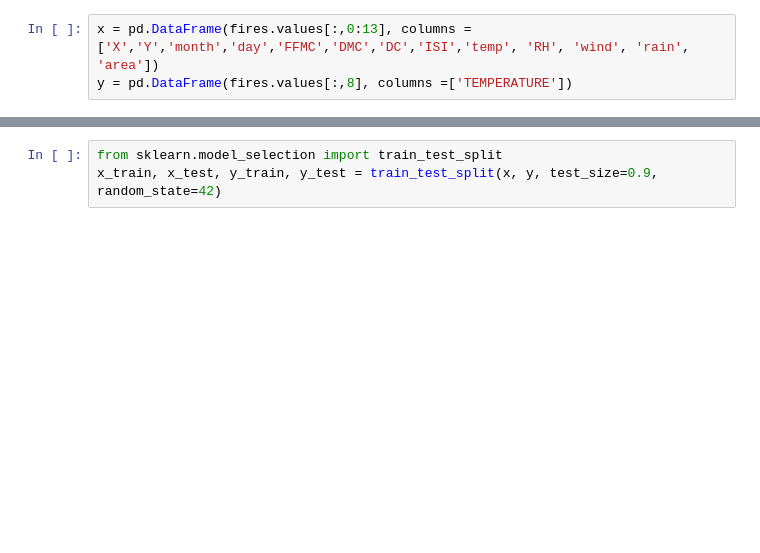
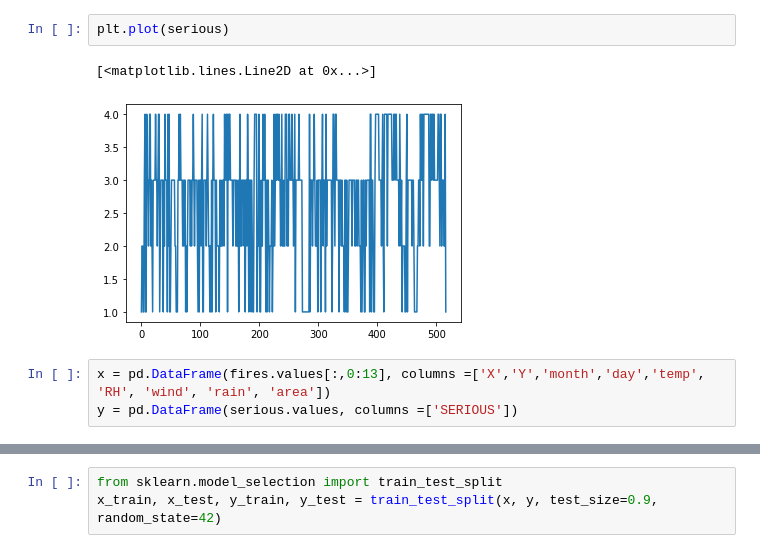
Before and after one commit to Bajamuta/AEH-Inteligentna-Analiza-Danych, a Jupyter notebook: LAB1/SPRAWOZDANIA/DRZEWO DECYZYJNE/praca do sprawozdania.ipynb, the cells around one changed output, grey strips where cells are left out. Cells and saved outputs as stored; diff of their text form; blank space fills up the shorter version.

```diff
--- a/LAB1/SPRAWOZDANIA/DRZEWO DECYZYJNE/praca do sprawozdania.ipynb
+++ b/LAB1/SPRAWOZDANIA/DRZEWO DECYZYJNE/praca do sprawozdania.ipynb
@@ -63,6 +204,11 @@ for index, value in enumerate(fires[3]):
+# %%
+plt.plot(serious)
+# %% [output]
+[<matplotlib.lines.Line2D at 0x...>]
+[figure, added]
 # %%
-x = pd.DataFrame(fires.values[:,0:13], columns =['X','Y','month','day','FFMC','DMC','DC','ISI','temp', 'RH', 'wind', 'rain', 'area'])
-y = pd.DataFrame(fires.values[:,8], columns =['TEMPERATURE'])
+x = pd.DataFrame(fires.values[:,0:13], columns =['X','Y','month','day','temp', 'RH', 'wind', 'rain', 'area'])
+y = pd.DataFrame(serious.values, columns =['SERIOUS'])
 # %%
 print(x.shape)
 print(y.shape)
```
Also changed, not shown: parts of 24 cells of this notebook, 3 other files.
